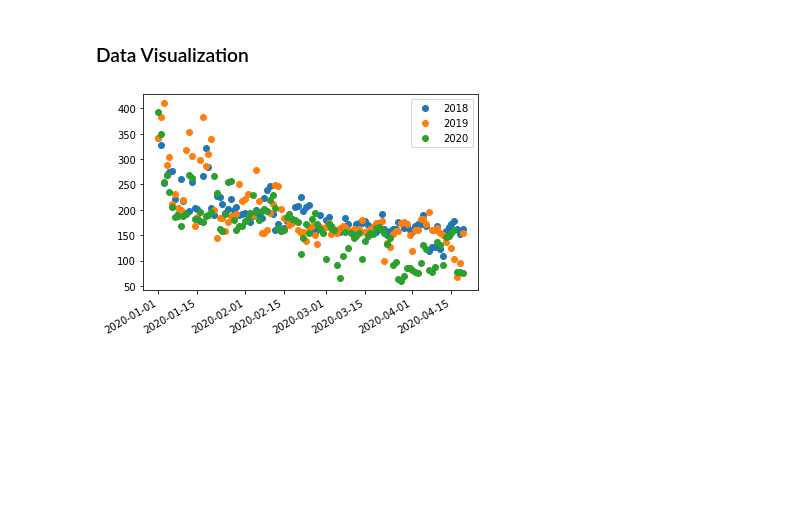
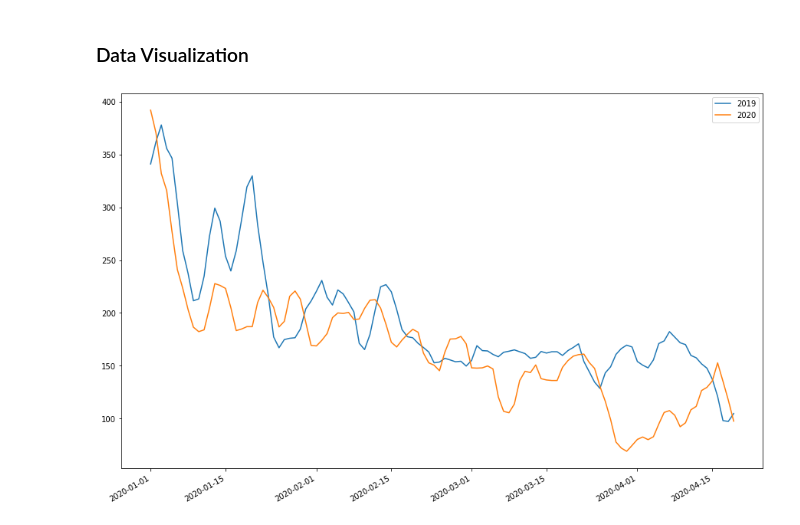
Before and after one commit to djin31/corona_aqi, a Jupyter notebook: WAQI data exploration.ipynb, the cells around one changed output. Cells and saved outputs as stored; diff of their text form; code cells hidden in the pictures; blank space fills up the shorter version.

```diff
--- a/WAQI data exploration.ipynb
+++ b/WAQI data exploration.ipynb
@@ -34,7 +34,7 @@ for year in ["2015","2016","2017","2018"]:
 # %% [markdown]
 ### Data Visualization
 # %%
-def get_city_specie_data(city, pollutant, years=["2015","2016","2017","2018","2019","2020"]):
+def get_city_pollutant_data(city, pollutant, years=["2015","2016","2017","2018","2019","2020"]):
     yearwise_data = []
     for year in years:
         df = pd.read_csv("processed_data/aqi_{}.csv".format(year))
@@ -55,12 +55,12 @@ def get_city_specie_data(city, pollutant, years=["2015","2016","2017","2018","20
     yearwise_data.sort_values("Date",inplace=True)
     return yearwise_data[["Date"]+years].reset_index(drop=True)
 # %%
-z = get_city_specie_data("Delhi","pm25")
+z = get_city_pollutant_data("Delhi","pm25",["2019","2020"])
-# %%
-plt.plot_date(z["Date"],z["2018"],label="2018")
-plt.plot_date(z["Date"],z["2019"],label="2019")
-plt.plot_date(z["Date"],z["2020"],label="2020")
-plt.legend()
-plt.gcf().autofmt_xdate()
-# %% [output]
-[figure, removed]
+# %%
+fig = plt.figure(figsize=(15,10))
+for year in ["2019","2020"]:
+    plt.plot(z["Date"],z[year].rolling(window=4, min_periods=1).mean(),label=year)
+plt.legend()
+plt.gcf().autofmt_xdate()
+# %% [output]
+[figure, added]
```
Also changed, not shown: parts of 2 cells of this notebook.
